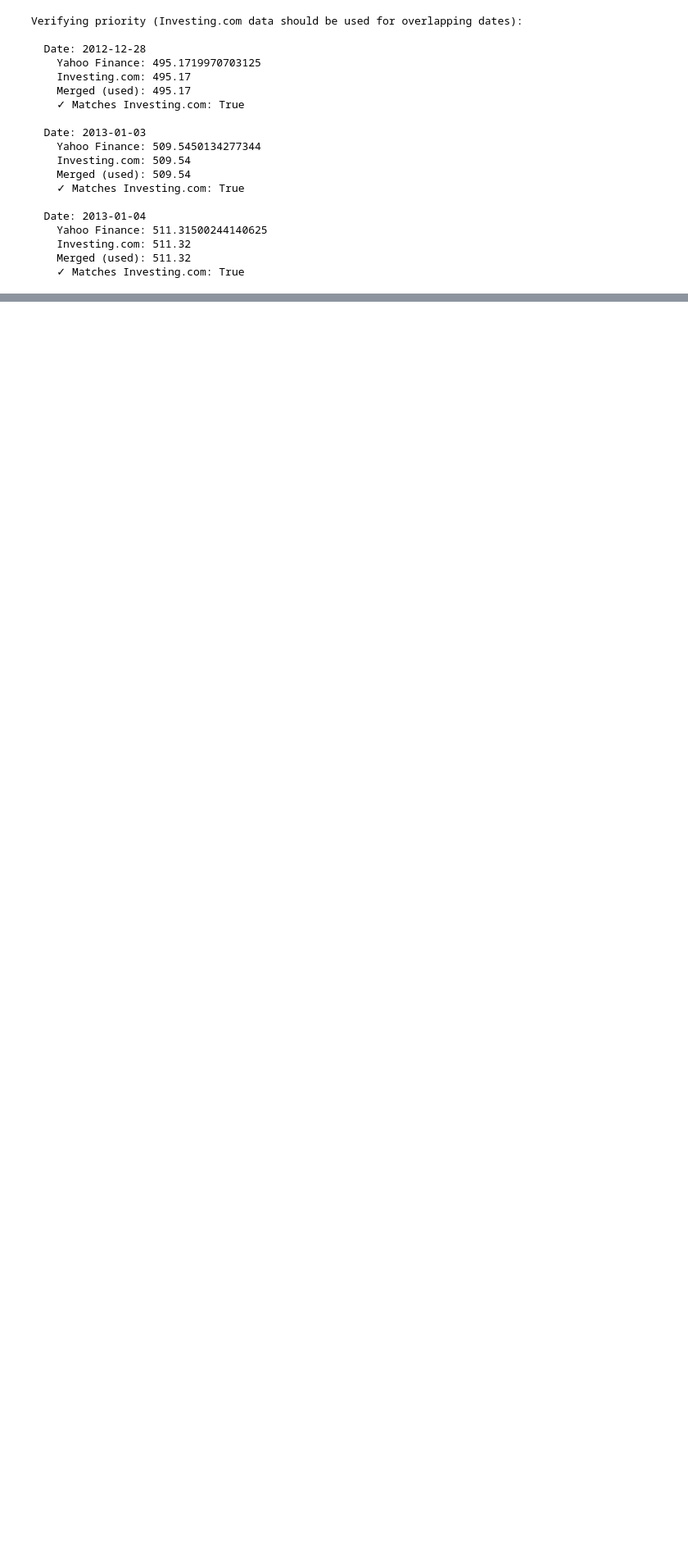
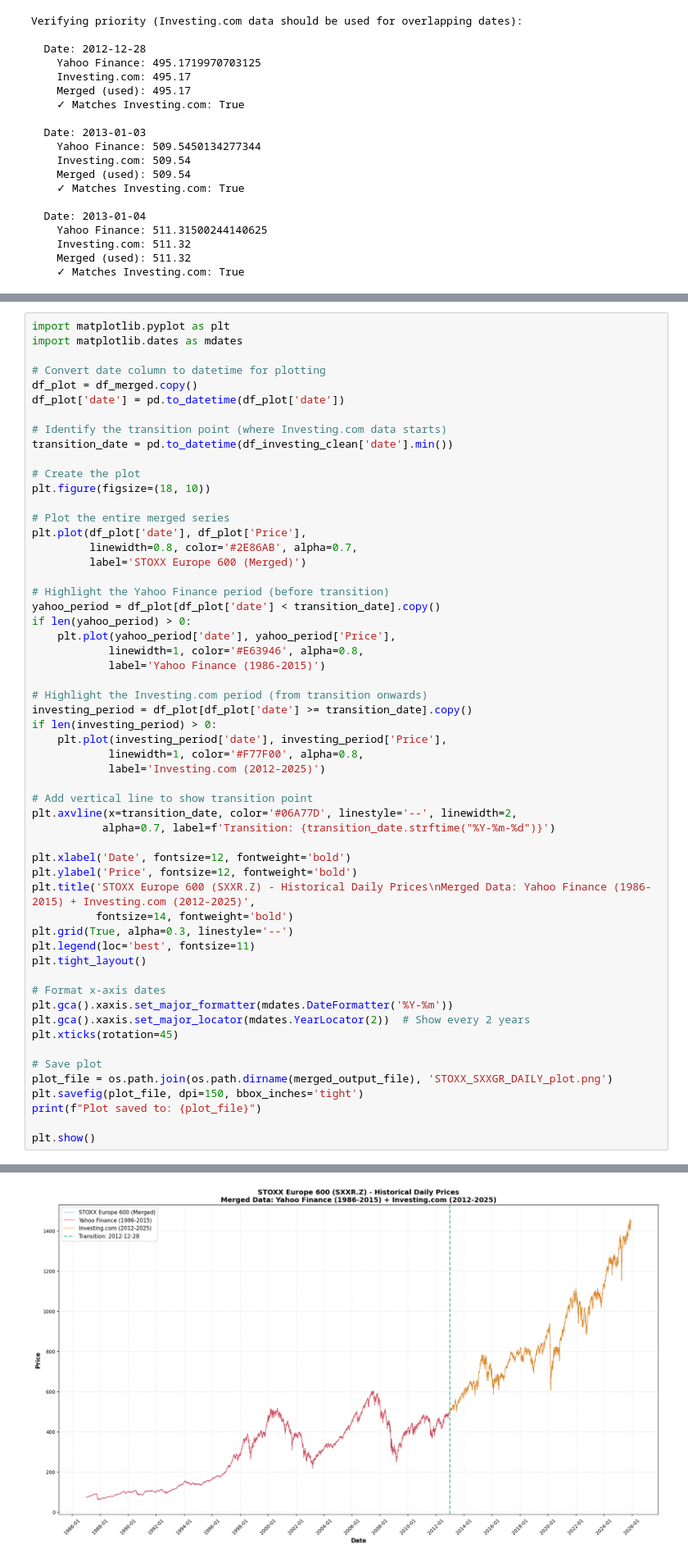
Before and after one commit to amedeos/fire-eu-analysis, a Jupyter notebook: src/09_stoxx_sxxgr.ipynb, the cells around one changed output, grey strips where cells are left out. Shown: that part at 82% size. Cells and saved outputs as stored; diff of their text form; blank space fills up the shorter version.

Commit message:
add plot in src/09_stoxx_sxxgr.ipynb

```diff
--- a/src/09_stoxx_sxxgr.ipynb
+++ b/src/09_stoxx_sxxgr.ipynb
@@ -299,0 +302,57 @@ Verifying priority (Investing.com data should be used for overlapping dates):
+# %%
+import matplotlib.pyplot as plt
+import matplotlib.dates as mdates
+
+# Convert date column to datetime for plotting
+df_plot = df_merged.copy()
+df_plot['date'] = pd.to_datetime(df_plot['date'])
+
+# Identify the transition point (where Investing.com data starts)
+transition_date = pd.to_datetime(df_investing_clean['date'].min())
+
+# Create the plot
+plt.figure(figsize=(18, 10))
+
+# Plot the entire merged series
+plt.plot(df_plot['date'], df_plot['Price'],
+         linewidth=0.8, color='#2E86AB', alpha=0.7,
+         label='STOXX Europe 600 (Merged)')
+
+# Highlight the Yahoo Finance period (before transition)
+yahoo_period = df_plot[df_plot['date'] < transition_date].copy()
+if len(yahoo_period) > 0:
+    plt.plot(yahoo_period['date'], yahoo_period['Price'],
+            linewidth=1, color='#E63946', alpha=0.8,
+            label='Yahoo Finance (1986-2015)')
+
+# Highlight the Investing.com period (from transition onwards)
+investing_period = df_plot[df_plot['date'] >= transition_date].copy()
+if len(investing_period) > 0:
+    plt.plot(investing_period['date'], investing_period['Price'],
+            linewidth=1, color='#F77F00', alpha=0.8,
+            label='Investing.com (2012-2025)')
+
+# Add vertical line to show transition point
+plt.axvline(x=transition_date, color='#06A77D', linestyle='--', linewidth=2,
+           alpha=0.7, label=f'Transition: {transition_date.strftime("%Y-%m-%d")}')
+
+plt.xlabel('Date', fontsize=12, fontweight='bold')
+plt.ylabel('Price', fontsize=12, fontweight='bold')
+plt.title('STOXX Europe 600 (SXXR.Z) - Historical Daily Prices\nMerged Data: Yahoo Finance (1986-2015) + Investing.com (2012-2025)',
+          fontsize=14, fontweight='bold')
+plt.grid(True, alpha=0.3, linestyle='--')
+plt.legend(loc='best', fontsize=11)
+plt.tight_layout()
+
+# Format x-axis dates
+plt.gca().xaxis.set_major_formatter(mdates.DateFormatter('%Y-%m'))
+plt.gca().xaxis.set_major_locator(mdates.YearLocator(2))  # Show every 2 years
+plt.xticks(rotation=45)
+
+# Save plot
+plot_file = os.path.join(os.path.dirname(merged_output_file), 'STOXX_SXXGR_DAILY_plot.png')
+plt.savefig(plot_file, dpi=150, bbox_inches='tight')
+print(f"Plot saved to: {plot_file}")
+
+plt.show()
+# %% [output]
@@ -300,3 +360,4 @@ Verifying priority (Investing.com data should be used for overlapping dates):
+[figure, added]
 # %%
 # Save merged data to CSV
 df_merged.to_csv(merged_output_file, index=False)
```
Also changed, not shown: parts of 2 cells of this notebook, 1 other file.
